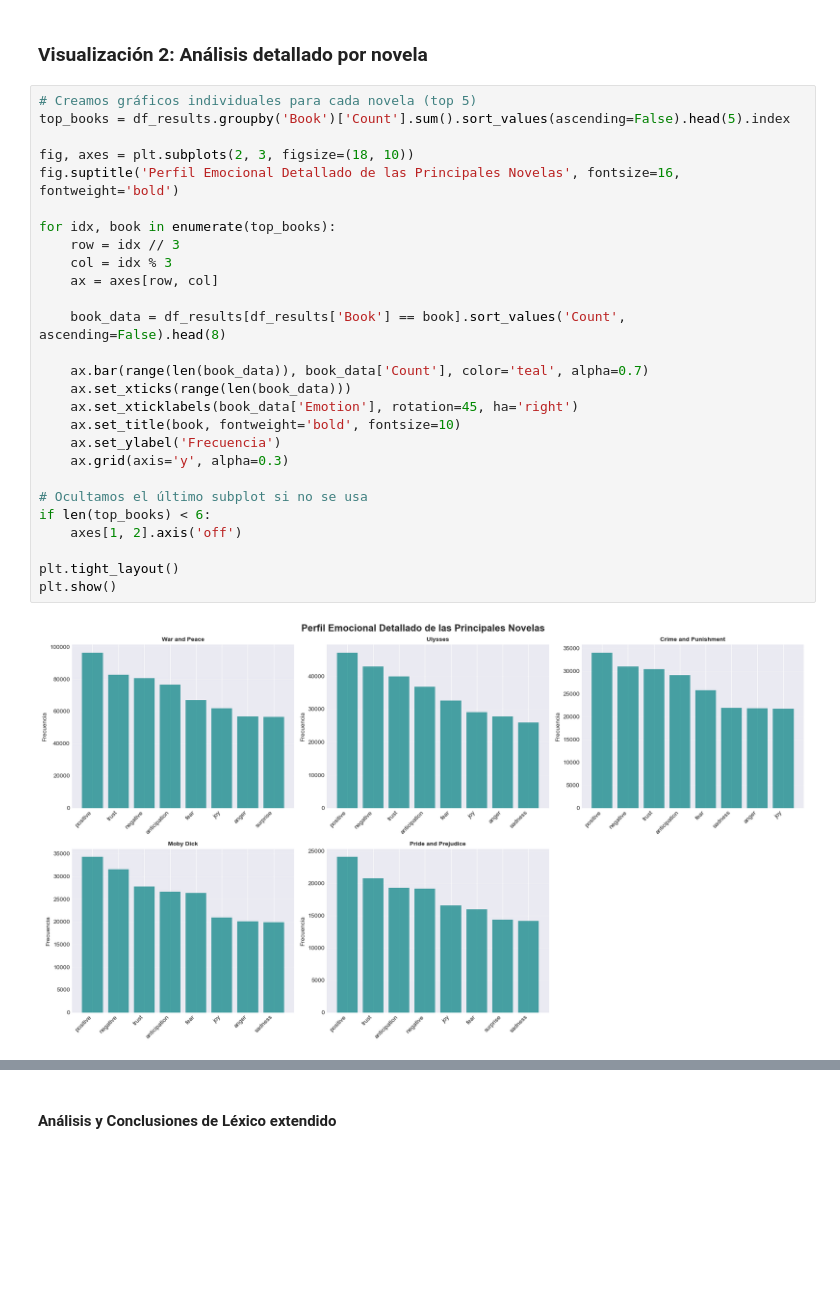
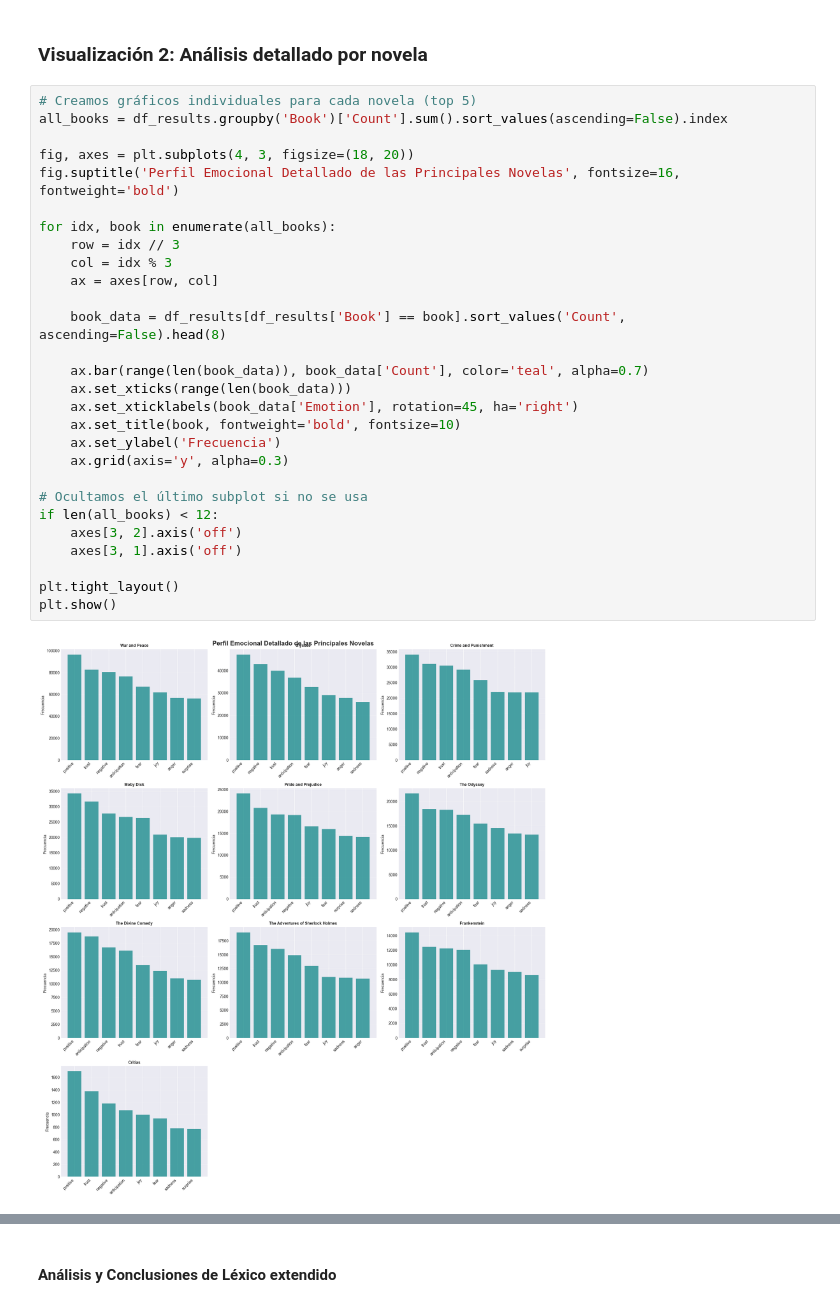
Before and after one commit to taniaG02/mineria_texto, a Jupyter notebook: mintex2526-lab1-GonzaloTania1_ParraGutiérrez2.ipynb, the cells around one changed output, grey strips where cells are left out. Cells and saved outputs as stored; diff of their text form; blank space fills up the shorter version.

```diff
--- a/mintex2526-lab1-GonzaloTania1_ParraGutiérrez2.ipynb
+++ b/mintex2526-lab1-GonzaloTania1_ParraGutiérrez2.ipynb
@@ -781,30 +664,31 @@ Podemos observar que la novela *War and Peace* es la que mayor proporción de em
 ### Visualización 2: Análisis detallado por novela
 # %%
 # Creamos gráficos individuales para cada novela (top 5)
-top_books = df_results.groupby('Book')['Count'].sum().sort_values(ascending=False).head(5).index
+all_books = df_results.groupby('Book')['Count'].sum().sort_values(ascending=False).index
 
-fig, axes = plt.subplots(2, 3, figsize=(18, 10))
+fig, axes = plt.subplots(4, 3, figsize=(18, 20))
 fig.suptitle('Perfil Emocional Detallado de las Principales Novelas', fontsize=16, fontweight='bold')
 
-for idx, book in enumerate(top_books):
+for idx, book in enumerate(all_books):
     row = idx // 3
     col = idx % 3
     ax = axes[row, col]
 
     book_data = df_results[df_results['Book'] == book].sort_values('Count', ascending=False).head(8)
 
     ax.bar(range(len(book_data)), book_data['Count'], color='teal', alpha=0.7)
     ax.set_xticks(range(len(book_data)))
     ax.set_xticklabels(book_data['Emotion'], rotation=45, ha='right')
     ax.set_title(book, fontweight='bold', fontsize=10)
     ax.set_ylabel('Frecuencia')
     ax.grid(axis='y', alpha=0.3)
 
 # Ocultamos el último subplot si no se usa
-if len(top_books) < 6:
-    axes[1, 2].axis('off')
+if len(all_books) < 12:
+    axes[3, 2].axis('off')
+    axes[3, 1].axis('off')
 
 plt.tight_layout()
 plt.show()
 # %% [output]
-[figure, old version]
+[figure, new version]
```
Also changed, not shown: parts of 8 cells of this notebook.
